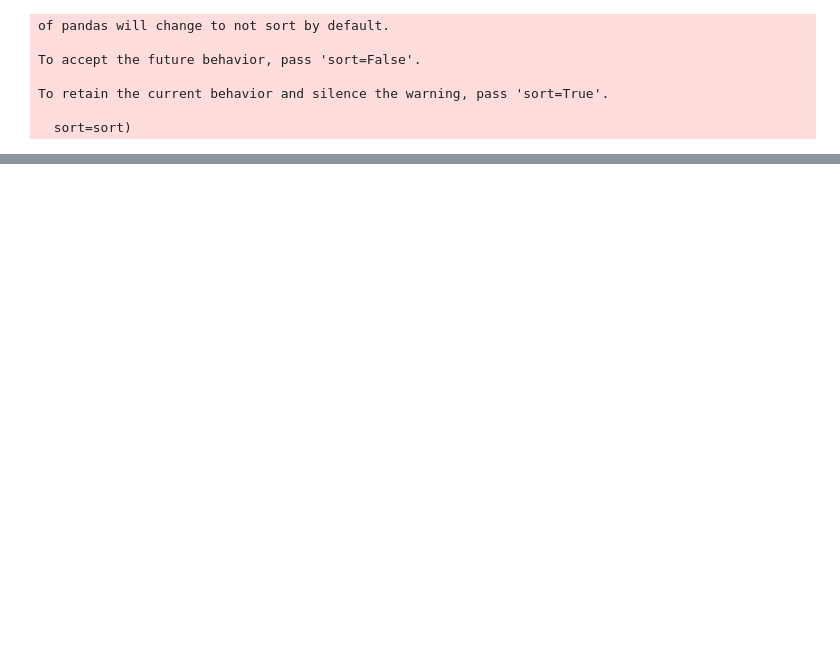
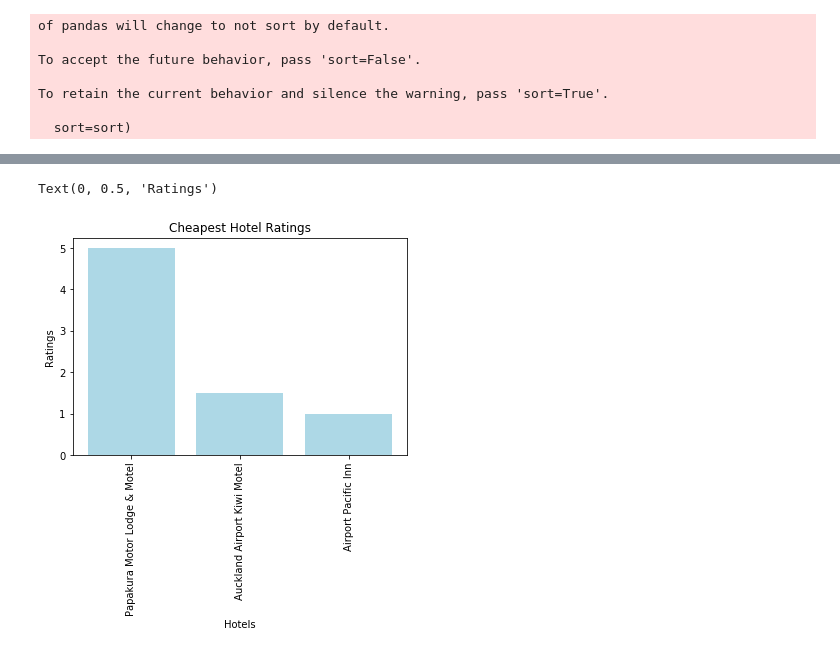
Before and after one commit to blakefreeman2/new_zealand, a Jupyter notebook: New_Zealand/Code_group_mf.ipynb, the cells around one changed output, grey strips where cells are left out. Cells and saved outputs as stored; diff of their text form; code cells hidden in the pictures; blank space fills up the shorter version.

```diff
--- a/New_Zealand/Code_group_mf.ipynb
+++ b/New_Zealand/Code_group_mf.ipynb
@@ -439,0 +422,7 @@ plt.show()
+# %%
+df_hotel_auk['city'] = 'Auckland'
+df_hotel_auk = df_hotel_auk[['city','alias', 'categories', 'coordinates', 'display_phone', 'distance', 'id',
+       'image_url', 'is_closed', 'location', 'name', 'phone', 'price',
+       'rating', 'review_count', 'transactions', 'url']]
+df_hotel_auk = df_hotel_auk.drop(columns=['alias', 'categories','coordinates','distance','display_phone','distance','image_url','id','is_closed','location','phone','transactions','url'])
+df_hotel_auk.head()
@@ -439,0 +436,16 @@ plt.show()
+# %%
+hotel_low = df_hotel_auk.loc[(df_hotel_auk['price'] == '$')]
+hotel_mid = df_hotel_auk.loc[(df_hotel_auk['price'] == '$$')]
+hotel_high = df_hotel_auk.loc[(df_hotel_auk['price'] == '$$$')]
+# %%
+x_axis_1 = hotel_low['name']
+y_axis_1 = hotel_low['rating']
+# %%
+plt.bar(x_axis_1, y_axis_1, color='lightblue', align="center")
+plt.xticks(rotation="vertical")
+plt.title("Cheapest Hotel Ratings")
+plt.xlabel("Hotels")
+plt.ylabel("Ratings")
+# %% [output]
+Text(0, 0.5, 'Ratings')
+[figure, added]
```
Also changed, not shown: parts of 19 cells of this notebook.
